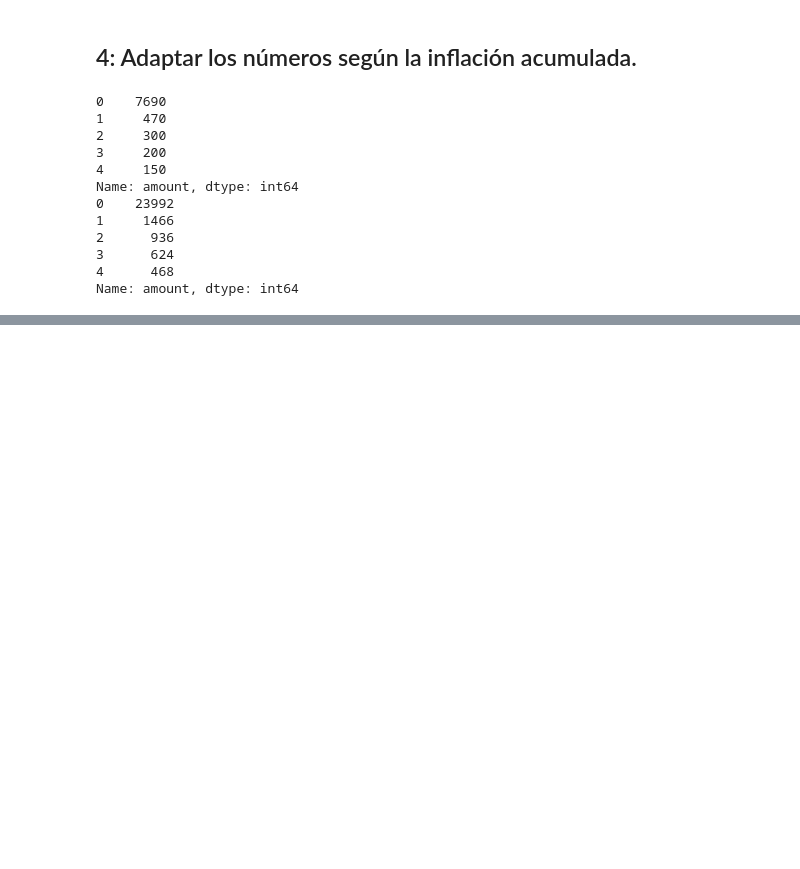
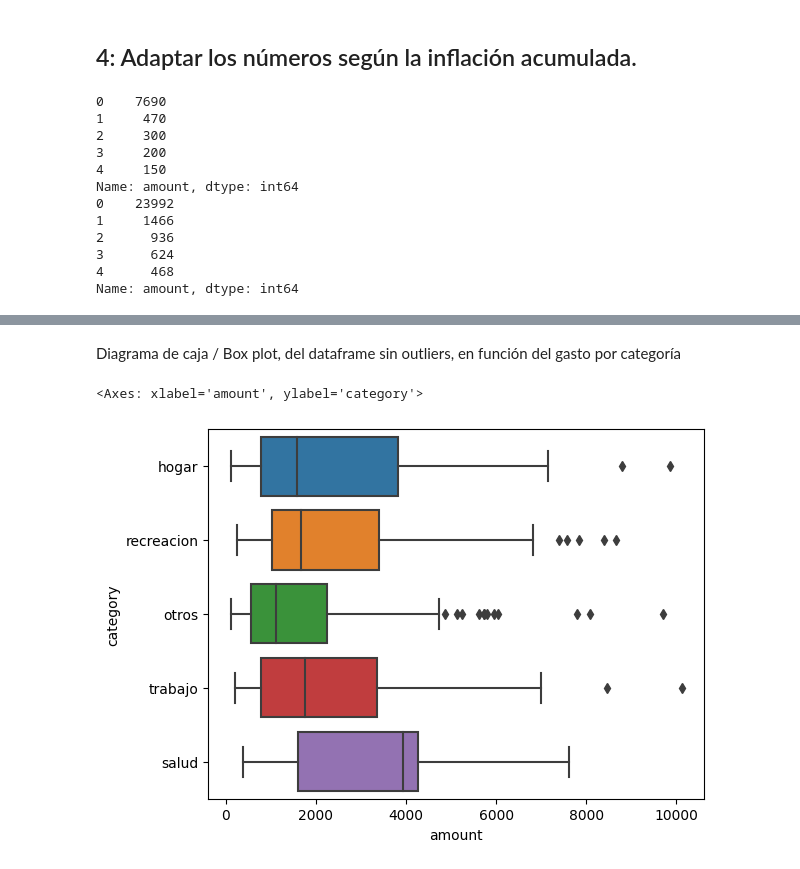
Before and after one commit to lucioled/proyecto-analisis-financiero-personal, a Jupyter notebook: proyectoDataAnalisis_MiDataFinanciera.ipynb, the cells around one changed output, grey strips where cells are left out. Cells and saved outputs as stored; diff of their text form; code cells hidden in the pictures; blank space fills up the shorter version.

```diff
--- a/proyectoDataAnalisis_MiDataFinanciera.ipynb
+++ b/proyectoDataAnalisis_MiDataFinanciera.ipynb
@@ -166,0 +212,7 @@ La es: $ -407942
+# %% [markdown]
+Diagrama de caja / Box plot, del dataframe sin outliers, en función del gasto por categoría
+# %%
+sns.boxplot(y=df_without_outliers['category'],x=df_without_outliers['amount'])
+# %% [output]
+<Axes: xlabel='amount', ylabel='category'>
+[figure, added]
```
Also changed, not shown: parts of 31 cells of this notebook.
